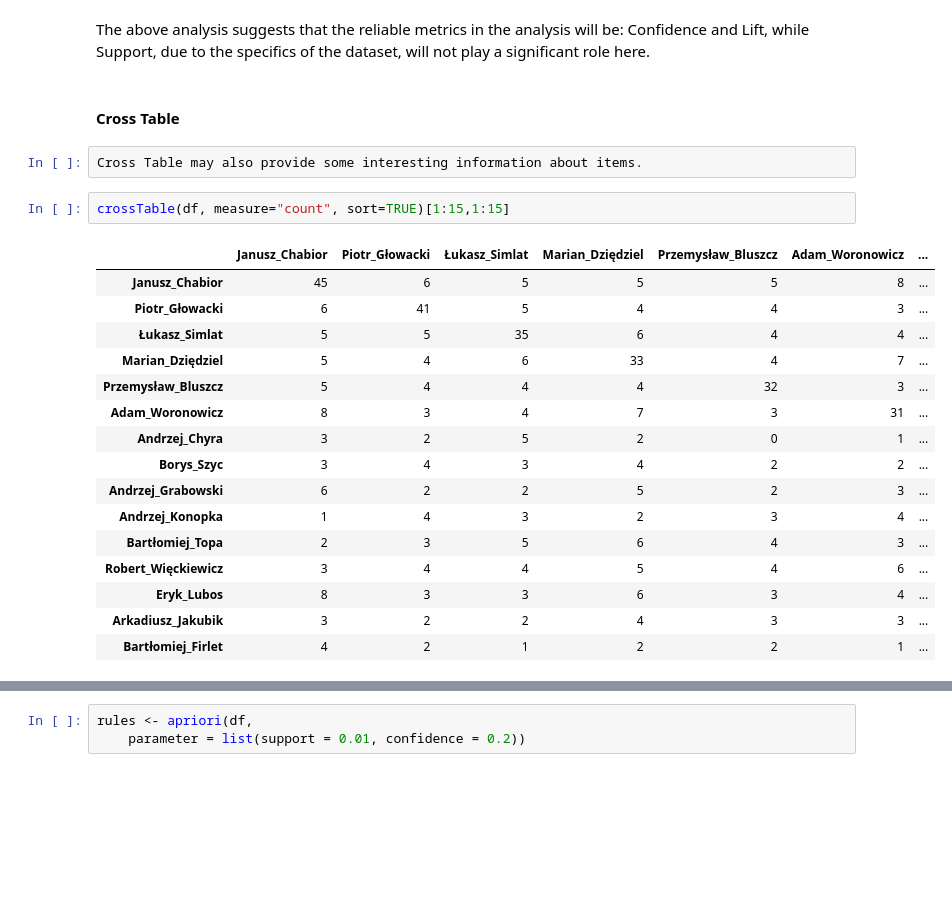
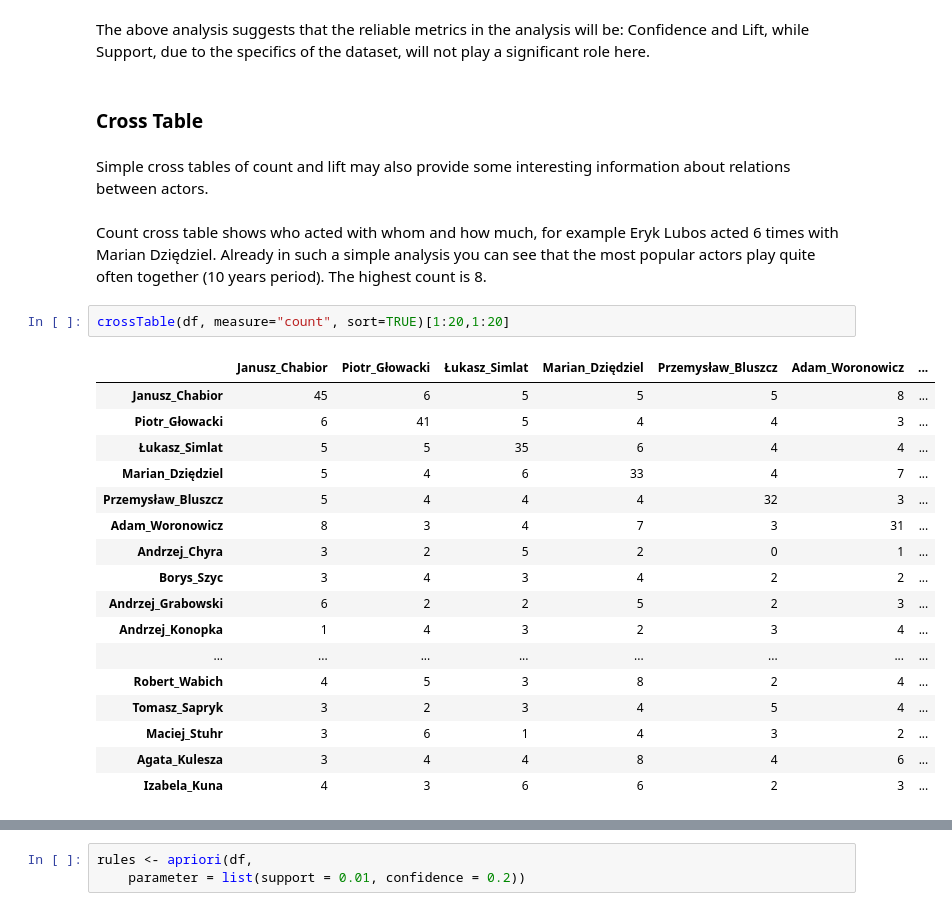
Before and after one commit to michaelwozniak/paper_ul3_wozniak_wrzesinski, a Jupyter notebook: paper_ul3_wozniak_wrzesinski.ipynb, the cells around one changed output, grey strips where cells are left out. Saved outputs shown, nothing was run; the diff lists cells and outputs as text; blank space fills up the shorter version.

```diff
--- a/paper_ul3_wozniak_wrzesinski.ipynb
+++ b/paper_ul3_wozniak_wrzesinski.ipynb
@@ -226,25 +227,28 @@ Przemysław_Bluszcz    Adam_Woronowicz      Andrzej_Chyra         Borys_Szyc
 # %% [markdown]
 The above analysis suggests that the reliable metrics in the analysis will be: Confidence and Lift, while Support, due to the specifics of the dataset, will not play a significant role here.
 # %% [markdown]
-#### Cross Table
+### Cross Table
-# %%
-Cross Table may also provide some interesting information about items.
+# %% [markdown]
+Simple cross tables of count and lift may also provide some interesting information about relations between actors.
+# %% [markdown]
+Count cross table shows who acted with whom and how much, for example Eryk Lubos acted 6 times with Marian Dziędziel. Already in such a simple analysis you can see that the most popular actors play quite often together (10 years period). The highest count is 8.
 # %%
-crossTable(df, measure="count", sort=TRUE)[1:15,1:15]
+crossTable(df, measure="count", sort=TRUE)[1:20,1:20]
 # %% [output]
 |  | Janusz_Chabior | Piotr_Głowacki | Łukasz_Simlat | Marian_Dziędziel | Przemysław_Bluszcz | Adam_Woronowicz | ... |
 | Janusz_Chabior | 45 | 6 | 5 | 5 | 5 | 8 | ... |
 | Piotr_Głowacki | 6 | 41 | 5 | 4 | 4 | 3 | ... |
 | Łukasz_Simlat | 5 | 5 | 35 | 6 | 4 | 4 | ... |
 | Marian_Dziędziel | 5 | 4 | 6 | 33 | 4 | 7 | ... |
 | Przemysław_Bluszcz | 5 | 4 | 4 | 4 | 32 | 3 | ... |
 | Adam_Woronowicz | 8 | 3 | 4 | 7 | 3 | 31 | ... |
 | Andrzej_Chyra | 3 | 2 | 5 | 2 | 0 | 1 | ... |
 | Borys_Szyc | 3 | 4 | 3 | 4 | 2 | 2 | ... |
 | Andrzej_Grabowski | 6 | 2 | 2 | 5 | 2 | 3 | ... |
 | Andrzej_Konopka | 1 | 4 | 3 | 2 | 3 | 4 | ... |
-| Bartłomiej_Topa | 2 | 3 | 5 | 6 | 4 | 3 | ... |
-| Robert_Więckiewicz | 3 | 4 | 4 | 5 | 4 | 6 | ... |
-| Eryk_Lubos | 8 | 3 | 3 | 6 | 3 | 4 | ... |
-| Arkadiusz_Jakubik | 3 | 2 | 2 | 4 | 3 | 3 | ... |
-| Bartłomiej_Firlet | 4 | 2 | 1 | 2 | 2 | 1 | ... |
+| ... | ... | ... | ... | ... | ... | ... | ... |
+| Robert_Wabich | 4 | 5 | 3 | 8 | 2 | 4 | ... |
+| Tomasz_Sapryk | 3 | 2 | 3 | 4 | 5 | 4 | ... |
+| Maciej_Stuhr | 3 | 6 | 1 | 4 | 3 | 2 | ... |
+| Agata_Kulesza | 3 | 4 | 4 | 8 | 4 | 6 | ... |
+| Izabela_Kuna | 4 | 3 | 6 | 6 | 2 | 3 | ... |
```
Also changed, not shown: parts of 19 cells of this notebook.
